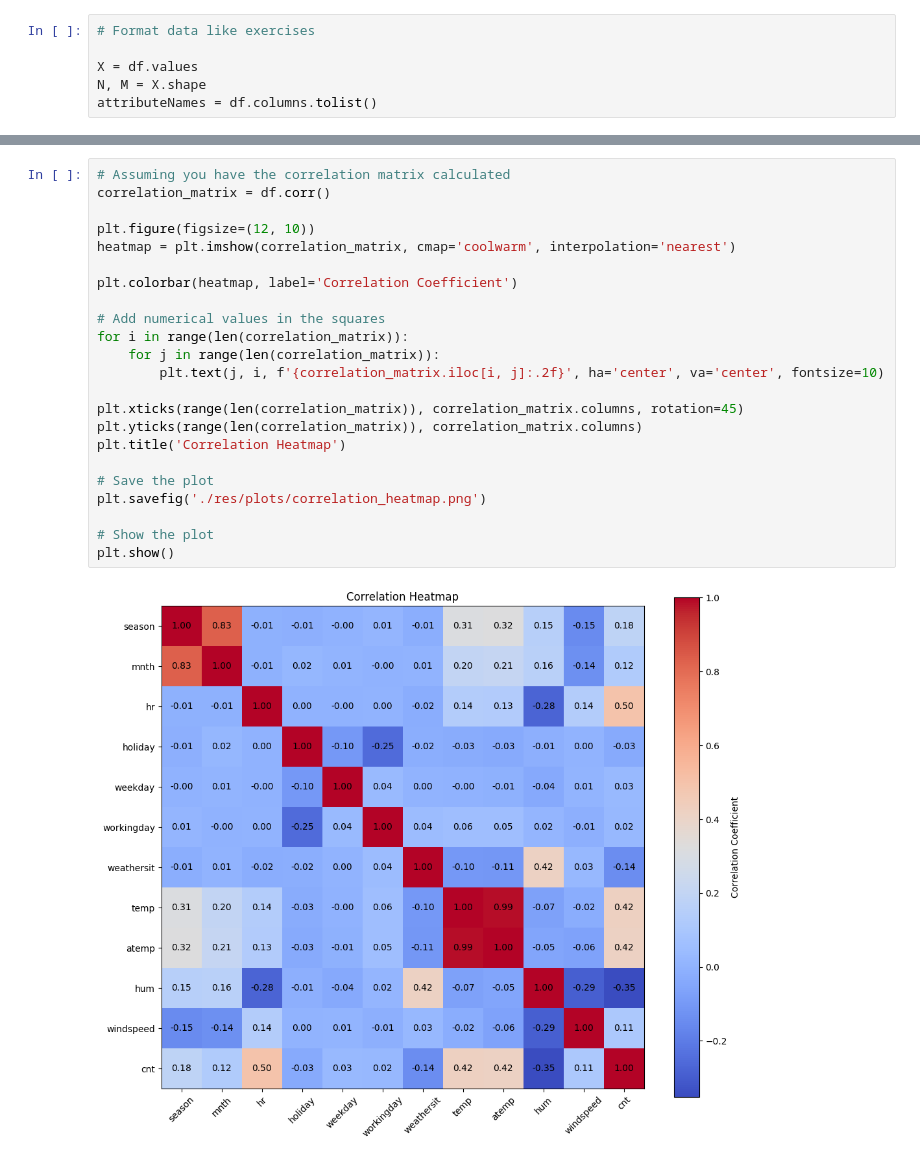
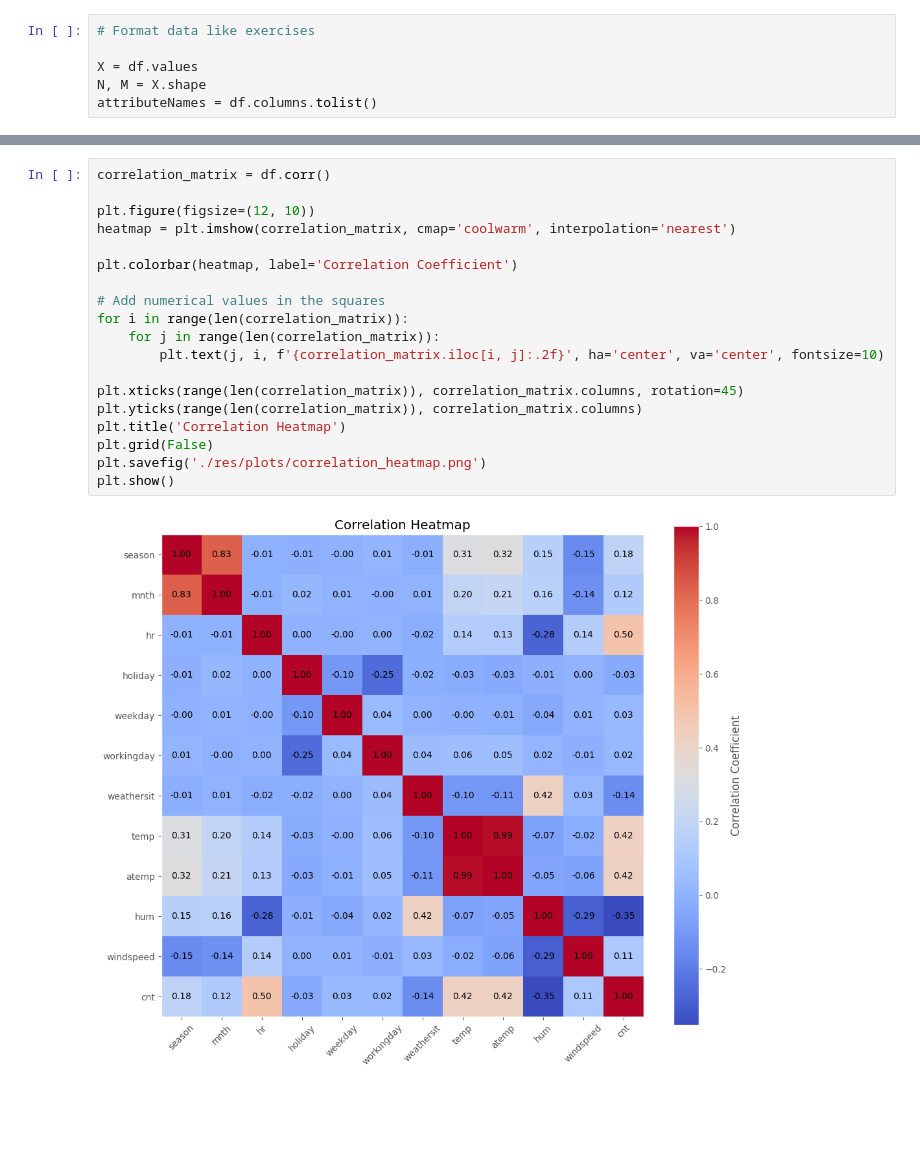
Before and after one commit to NicoloResmini/dtu-02450-projects, a Jupyter notebook: exploration.ipynb, the cells around one changed output, grey strips where cells are left out. Cells and saved outputs as stored; diff of their text form; blank space fills up the shorter version.

```diff
--- a/exploration.ipynb
+++ b/exploration.ipynb
@@ -170,25 +164,21 @@ Empirical std.dev.:  2.035627813386752
 # %%
-# Assuming you have the correlation matrix calculated
 correlation_matrix = df.corr()
 
 plt.figure(figsize=(12, 10))
 heatmap = plt.imshow(correlation_matrix, cmap='coolwarm', interpolation='nearest')
 
 plt.colorbar(heatmap, label='Correlation Coefficient')
 
 # Add numerical values in the squares
 for i in range(len(correlation_matrix)):
     for j in range(len(correlation_matrix)):
         plt.text(j, i, f'{correlation_matrix.iloc[i, j]:.2f}', ha='center', va='center', fontsize=10)
 
 plt.xticks(range(len(correlation_matrix)), correlation_matrix.columns, rotation=45)
 plt.yticks(range(len(correlation_matrix)), correlation_matrix.columns)
 plt.title('Correlation Heatmap')
-
-# Save the plot
+plt.grid(False)
 plt.savefig('./res/plots/correlation_heatmap.png')
-
-# Show the plot
 plt.show()
 # %% [output]
-[figure, old version]
+[figure, new version]
```
Also changed, not shown: parts of 11 cells of this notebook, 6 other files.
